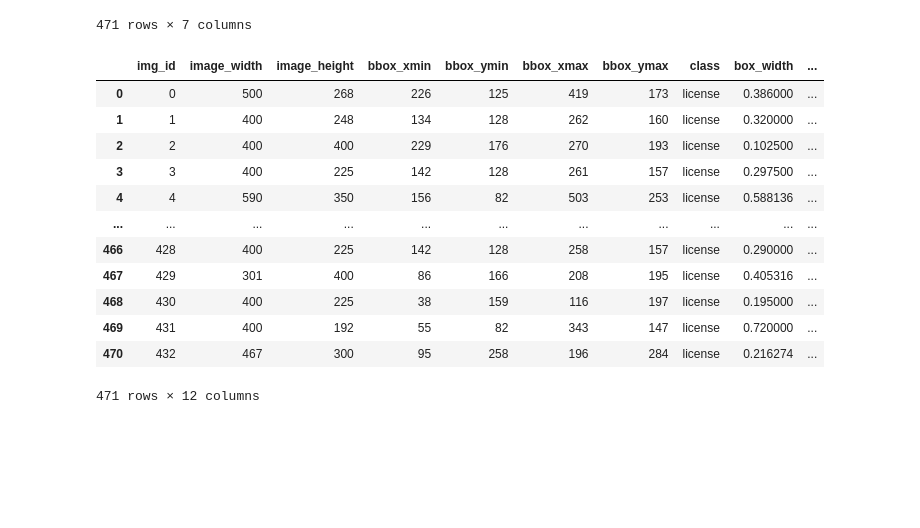
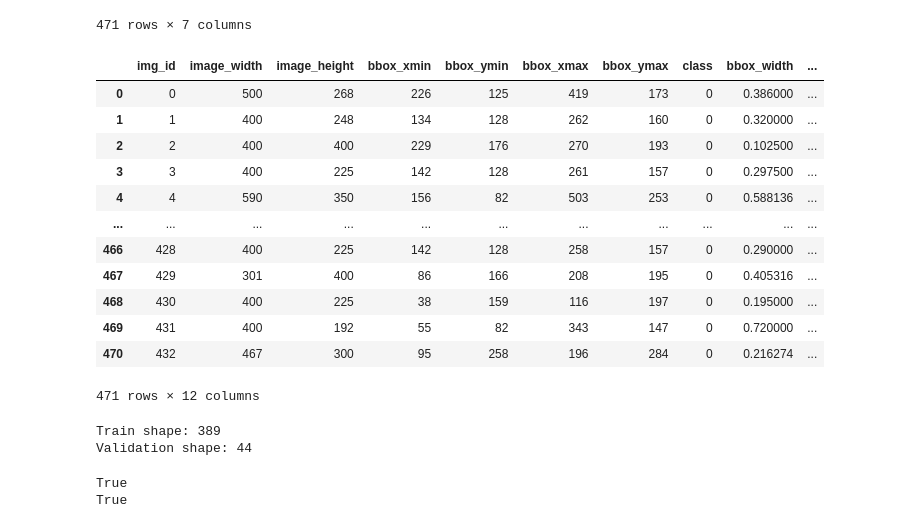
Before and after one commit to mbnczy/LicensePlateDetection, a Jupyter notebook: dataprep.ipynb, the cells around one changed output. Cells and saved outputs as stored; diff of their text form; code cells hidden in the pictures; blank space fills up the shorter version.

```diff
--- a/dataprep.ipynb
+++ b/dataprep.ipynb
@@ -201,46 +205,56 @@ new_df
 # %%
 xcenter=[]
 ycenter=[]
-boxwidth=[]
-boxheight=[]
+bboxwidth=[]
+bboxheight=[]
 
 lic_column = []
 
 for i in range(len(new_df)):
     xcenter.append(
     (float(new_df.loc[i,'bbox_xmin']) + float(new_df.loc[i,'bbox_xmax'])) / (2 * float(new_df.loc[i,'image_width']))
     )
     ycenter.append(
     (float(new_df.loc[i,'bbox_ymin']) + float(new_df.loc[i,'bbox_ymax'])) / (2 * float(new_df.loc[i,'image_height']))
     )
-    boxwidth.append(
+    bboxwidth.append(
     (float(new_df.loc[i,'bbox_xmax']) - float(new_df.loc[i,'bbox_xmin'])) / float(new_df.loc[i,'image_width'])
     )
-    boxheight.append(
+    bboxheight.append(
     (float(new_df.loc[i,'bbox_ymax']) - float(new_df.loc[i,'bbox_ymin'])) / float(new_df.loc[i,'image_height'])
     )
-    lic_column.append("license")
+    lic_column.append(0)
 
 new_df['class'] = lic_column
 
-new_df['box_width'] = boxwidth
-new_df['box_height'] = boxheight
+new_df['bbox_width'] = bboxwidth
+new_df['bbox_height'] = bboxheight
 
 new_df["x_center"]= xcenter
 new_df["y_center"]= ycenter
+
+new_df
+# %% [output]
+|  | img_id | image_width | image_height | bbox_xmin | bbox_ymin | bbox_xmax | bbox_ymax | class | bbox_width | ... |
+| 0 | 0 | 500 | 268 | 226 | 125 | 419 | 173 | 0 | 0.386000 | ... |
+| 1 | 1 | 400 | 248 | 134 | 128 | 262 | 160 | 0 | 0.320000 | ... |
+| 2 | 2 | 400 | 400 | 229 | 176 | 270 | 193 | 0 | 0.102500 | ... |
+| 3 | 3 | 400 | 225 | 142 | 128 | 261 | 157 | 0 | 0.297500 | ... |
+| 4 | 4 | 590 | 350 | 156 | 82 | 503 | 253 | 0 | 0.588136 | ... |
+| ... | ... | ... | ... | ... | ... | ... | ... | ... | ... | ... |
+| 466 | 428 | 400 | 225 | 142 | 128 | 258 | 157 | 0 | 0.290000 | ... |
+| 467 | 429 | 301 | 400 | 86 | 166 | 208 | 195 | 0 | 0.405316 | ... |
+| 468 | 430 | 400 | 225 | 38 | 159 | 116 | 197 | 0 | 0.195000 | ... |
+| 469 | 431 | 400 | 192 | 55 | 82 | 343 | 147 | 0 | 0.720000 | ... |
+| 470 | 432 | 467 | 300 | 95 | 258 | 196 | 284 | 0 | 0.216274 | ... |
+471 rows × 12 columns
-# %%
-new_df
-# %% [output]
-|  | img_id | image_width | image_height | bbox_xmin | bbox_ymin | bbox_xmax | bbox_ymax | class | box_width | ... |
-| 0 | 0 | 500 | 268 | 226 | 125 | 419 | 173 | license | 0.386000 | ... |
-| 1 | 1 | 400 | 248 | 134 | 128 | 262 | 160 | license | 0.320000 | ... |
-| 2 | 2 | 400 | 400 | 229 | 176 | 270 | 193 | license | 0.102500 | ... |
-| 3 | 3 | 400 | 225 | 142 | 128 | 261 | 157 | license | 0.297500 | ... |
-| 4 | 4 | 590 | 350 | 156 | 82 | 503 | 253 | license | 0.588136 | ... |
-| ... | ... | ... | ... | ... | ... | ... | ... | ... | ... | ... |
-| 466 | 428 | 400 | 225 | 142 | 128 | 258 | 157 | license | 0.290000 | ... |
-| 467 | 429 | 301 | 400 | 86 | 166 | 208 | 195 | license | 0.405316 | ... |
-| 468 | 430 | 400 | 225 | 38 | 159 | 116 | 197 | license | 0.195000 | ... |
-| 469 | 431 | 400 | 192 | 55 | 82 | 343 | 147 | license | 0.720000 | ... |
-| 470 | 432 | 467 | 300 | 95 | 258 | 196 | 284 | license | 0.216274 | ... |
-471 rows × 12 columns
+# %%
+image_ids = list(set(df['img_id']))
+
+train_ids, val_ids = train_test_split(image_ids, random_state=42, test_size=0.1)
+
+print('Train shape: {}'.format(len(train_ids)))
+print('Validation shape: {}'.format(len(val_ids)))
+# %% [output]
+Train shape: 389
+Validation shape: 44
@@ -246,0 +282,6 @@ new_df
+# %%
+print(len(os.listdir(train_labels_path)) == len(os.listdir(train_images_path)))
+print(len(os.listdir(val_labels_path)) == len(os.listdir(val_images_path)))
+# %% [output]
+True
+True
```
Also changed, not shown: parts of 2 cells of this notebook, 1 other file.
